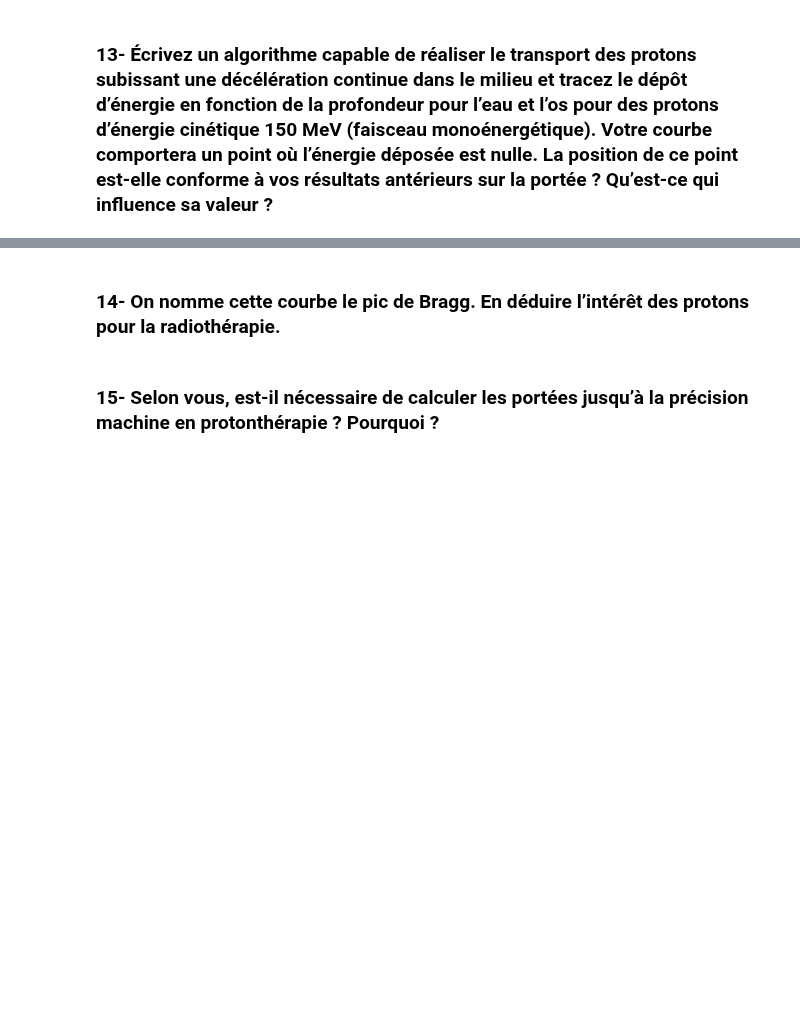
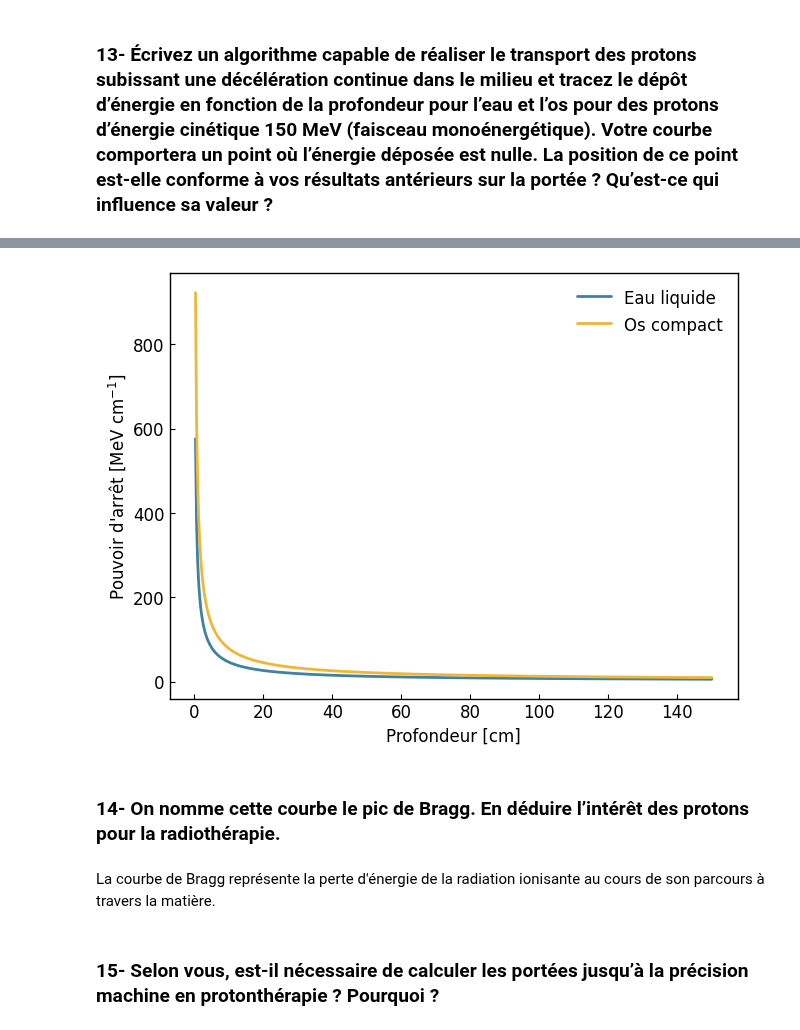
Before and after one commit to mamar828/physique_numerique, a Jupyter notebook: devoirs/tp1/tp1.ipynb, the cells around one changed output, grey strips where cells are left out. Cells and saved outputs as stored; diff of their text form; code cells hidden in the pictures; blank space fills up the shorter version.

```diff
--- a/homework/tp1/tp1.ipynb
+++ b/devoirs/tp1/tp1.ipynb
@@ -581,5 +613,18 @@ $$
+# %%
+T = np.linspace(0, 150, 500)
+
+fig = gl.Figure(y_label="Pouvoir d'arrêt [MeV cm$^{-1}$]", x_label="Profondeur [cm]")
+fig.add_elements(
+    gl.Curve(T, 1/f_water(T), label="Eau liquide"),
+    gl.Curve(T, 1/f_bones(T), label="Os compact")
+)
+fig.show()
+# %% [output]
+[figure, added]
 # %% [markdown]
 ### 14- On nomme cette courbe le pic de Bragg. En déduire l’intérêt des protons pour la radiothérapie.
+# %% [markdown]
+La courbe de Bragg représente la perte d'énergie de la radiation ionisante au cours de son parcours à travers la matière.
 # %% [markdown]
 ### 15- Selon vous, est-il nécessaire de calculer les portées jusqu’à la précision machine en protonthérapie ? Pourquoi ?
 # %% [markdown]
```
Also changed, not shown: parts of 5 cells of this notebook, 4 other files.
